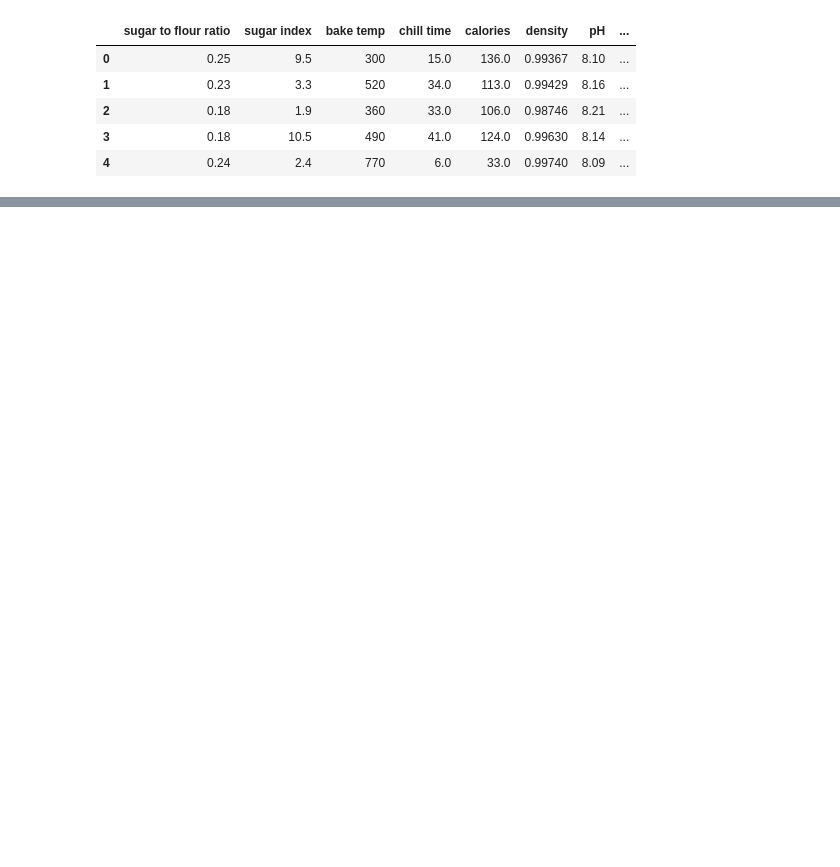
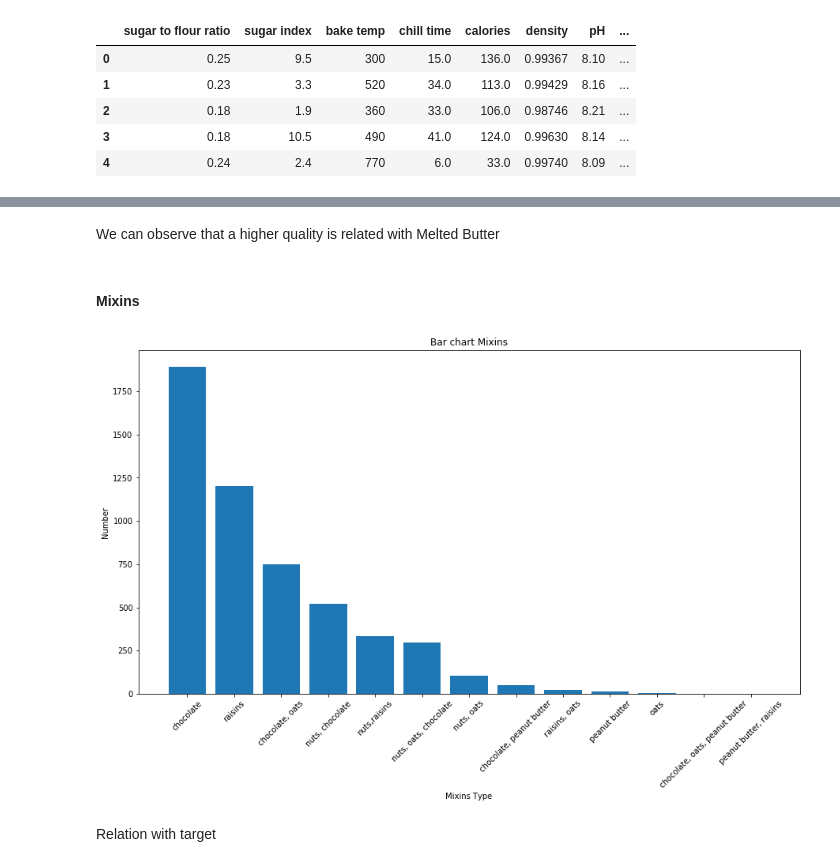
Before and after one commit to ljgoico/DATATHON_PHGL, a Jupyter notebook: main-PHGL.ipynb, the cells around one changed output, grey strips where cells are left out. Cells and saved outputs as stored; diff of their text form; code cells hidden in the pictures; blank space fills up the shorter version.

```diff
--- a/main-PHGL.ipynb
+++ b/main-PHGL.ipynb
@@ -14,0 +281,22 @@ data.head()
+# %% [markdown]
+We can observe that a higher quality is related with Melted Butter
+# %% [markdown]
+#### Mixins
+# %%
+data['mixins'].describe(include=['O'])
+
+mixins = data['mixins'].value_counts().reset_index()
+
+mixins.columns = ['mixins', 'count']
+# %%
+plt.figure(figsize=(15,8))
+plt.bar(mixins['mixins'], mixins['count'])
+plt.xticks(rotation=45)
+plt.xlabel(r"Mixins Type")
+plt.ylabel(r"Number")
+plt.title(r"Bar chart Mixins")
+plt.show()
+# %% [output]
+[figure, added]
+# %% [markdown]
+Relation with target
```
Also changed, not shown: parts of 41 cells of this notebook.
